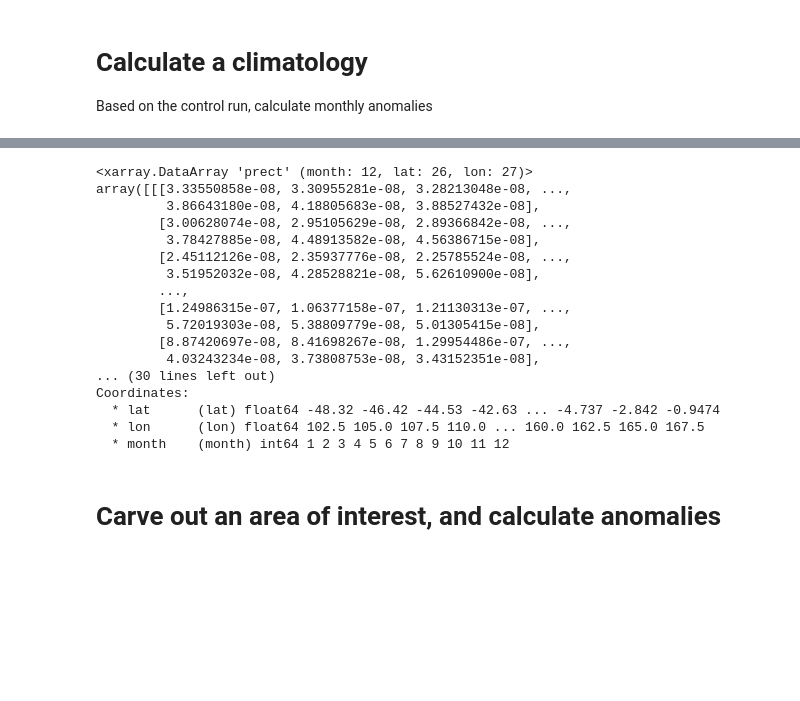
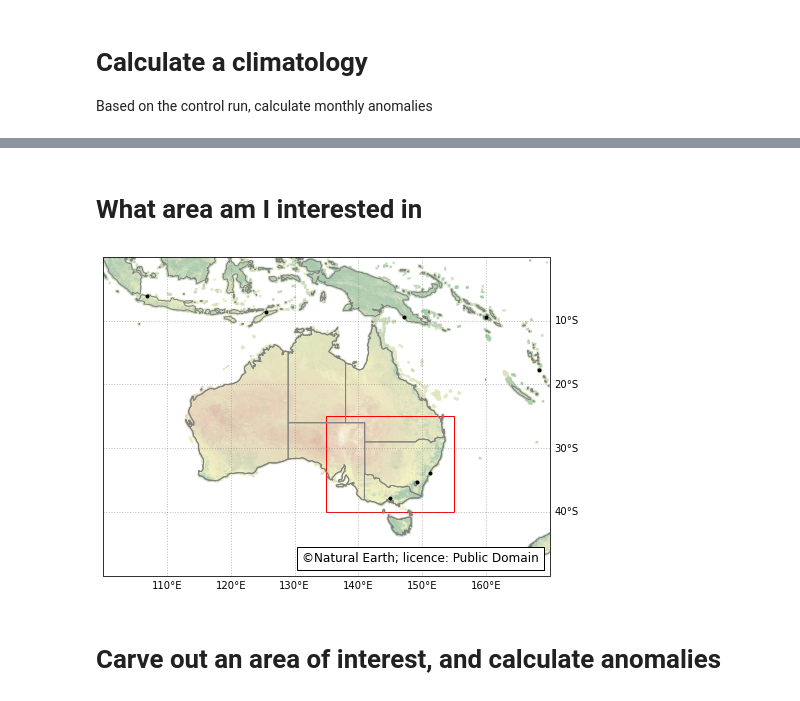
Before and after one commit to anton-seaice/compound, a Jupyter notebook: cesmPrecTsMonthly.ipynb, the cells around one changed output, grey strips where cells are left out. Saved outputs shown, nothing was run; the diff lists cells and outputs as text; code cells hidden in the pictures; blank space fills up the shorter version.

Commit message:
Add figure for area of interest

```diff
--- a/cesmPrecTsMonthly.ipynb
+++ b/cesmPrecTsMonthly.ipynb
@@ -38,23 +46,12 @@ monMeansDa=prectDa.groupby('time.month').mean(dim='time')
-# %%
-monMeansDa.where(
-        (monMeansDa.lat>-50) & (monMeansDa.lat<0) & (monMeansDa.lon>100) & (monMeansDa.lon<170),
-        drop=True
-    ).load()
-# %% [output]
-<xarray.DataArray 'prect' (month: 12, lat: 26, lon: 27)>
-array([[[3.33550858e-08, 3.30955281e-08, 3.28213048e-08, ...,
-         3.86643180e-08, 4.18805683e-08, 3.88527432e-08],
-        [3.00628074e-08, 2.95105629e-08, 2.89366842e-08, ...,
-         3.78427885e-08, 4.48913582e-08, 4.56386715e-08],
-        [2.45112126e-08, 2.35937776e-08, 2.25785524e-08, ...,
-         3.51952032e-08, 4.28528821e-08, 5.62610900e-08],
-        ...,
-        [1.24986315e-07, 1.06377158e-07, 1.21130313e-07, ...,
-         5.72019303e-08, 5.38809779e-08, 5.01305415e-08],
-        [8.87420697e-08, 8.41698267e-08, 1.29954486e-07, ...,
-         4.03243234e-08, 3.73808753e-08, 3.43152351e-08],
-... (30 lines left out)
-Coordinates:
-  * lat      (lat) float64 -48.32 -46.42 -44.53 -42.63 ... -4.737 -2.842 -0.9474
-  * lon      (lon) float64 102.5 105.0 107.5 110.0 ... 160.0 162.5 165.0 167.5
-  * month    (month) int64 1 2 3 4 5 6 7 8 9 10 11 12
+# %% [markdown]
+# What area am I interested in
+# %%
+cities=shpr.Reader(shpr.natural_earth(resolution='110m', category='cultural', name='populated_places'))
+
+citNames=list()
+citLat=list()
+citLon=list()
+for i in cities.records():
+    citNames.append(i.attributes['NAME'])
+    citLat.append(i.attributes['LATITUDE'])
+    citLon.append(i.attributes['LONGITUDE'])
@@ -61,3 +61,45 @@ Coordinates:
+# %%
+fig=plt.figure(figsize=(8,8))
+
+ax=fig.add_subplot(projection=ccrs.PlateCarree())
+
+ax.background_img(name="NE1", resolution="low")
+
+ax.set_xlim(100,170)
+ax.set_ylim(-50,0)
+
+gl=ax.gridlines(draw_labels=True, linewidth=1, color='gray', alpha=0.5, linestyle=':')
+gl.top_labels=False
+gl.left_labels=False
+
+
+#credit: https://scitools.org.uk/cartopy/docs/v0.14/matplotlib/feature_interface.html
+ax.add_feature(cfeature.NaturalEarthFeature(
+        category='cultural',
+        name='admin_1_states_provinces',
+        scale='50m',
+        facecolor='none'), edgecolor='grey')
+
+ax.add_feature(cfeature.OCEAN)
+
+ax.coastlines(color='grey')
+
+ax.plot(citLon, citLat, '.', color='black', label=citNames, transform=ccrs.PlateCarree())
+
+ax.add_patch(mpatches.Rectangle(xy=[135, -40], width=20, height=15,
+                                edgecolor='red',facecolor='none' ))
+
+
+
+# Add a text annotation for the license information to the
+    # the bottom right corner.
+text = AnchoredText(u"\u00A9" + "Natural Earth; licence: Public Domain",
+                        loc=4, prop={'size': 12}, frameon=True)
+ax.add_artist(text)
+
+plt.show()
+# %% [output]
+[figure, added]
 # %% [markdown]
 # Carve out an area of interest, and calculate anomalies
 # %%
```
Also changed, not shown: parts of 8 cells of this notebook, 1 other file.
